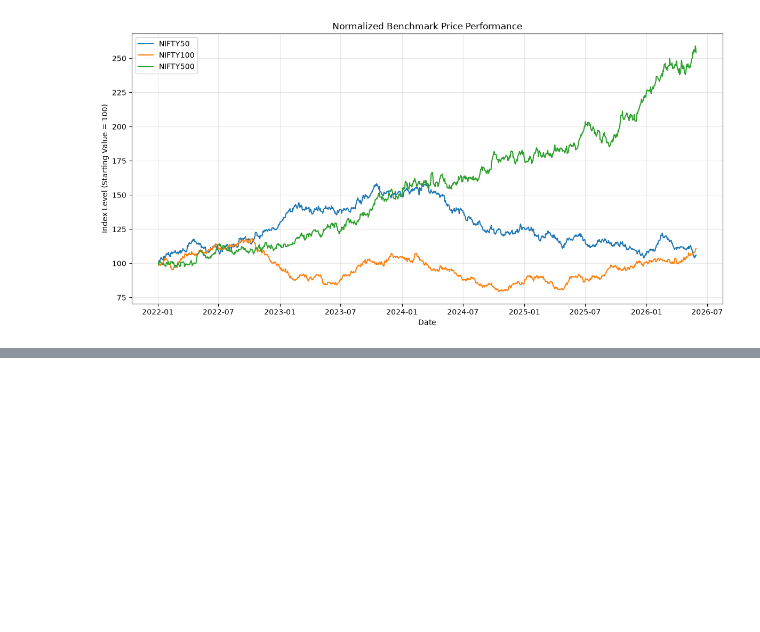
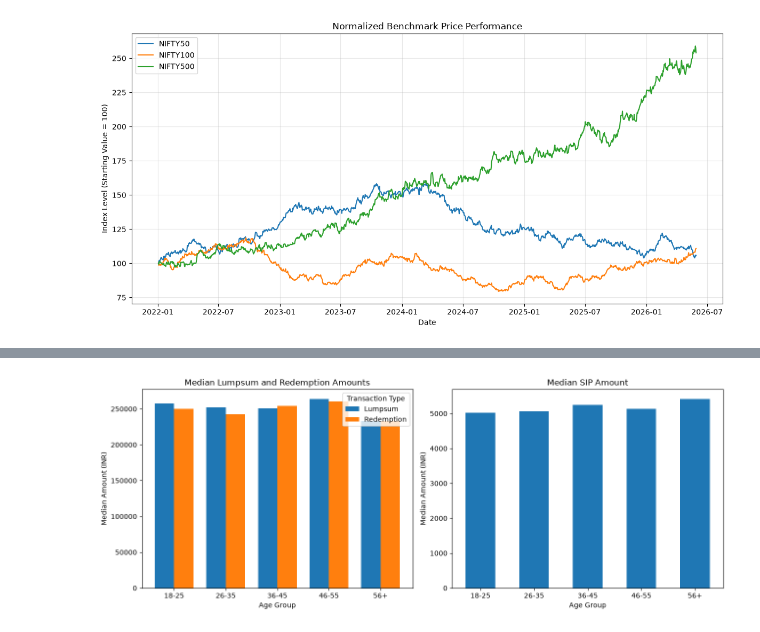
Before and after one commit to hardikj1508/Mutual_Fund_Project_V2, a Jupyter notebook: notebooks/exploratory_analysis.ipynb, the cells around one changed output, grey strips where cells are left out. Cells and saved outputs as stored; diff of their text form; code cells hidden in the pictures; blank space fills up the shorter version.

```diff
--- a/notebooks/exploratory_analysis.ipynb
+++ b/notebooks/exploratory_analysis.ipynb
@@ -4711,0 +5890,33 @@ plt.show()
+# %%
+fig, axes = plt.subplots(1, 2, figsize=(13, 5))
+
+# Chart 1: Lumpsum and Redemption
+median_amounts[["Lumpsum", "Redemption"]].plot(
+    kind="bar",
+    ax=axes[0],
+    width=0.75
+)
+
+axes[0].set_title("Median Lumpsum and Redemption Amounts")
+axes[0].set_xlabel("Age Group")
+axes[0].set_ylabel("Median Amount (INR)")
+axes[0].tick_params(axis="x", rotation=0)
+axes[0].legend(title="Transaction Type")
+
+# Chart 2: SIP only
+median_amounts[["SIP"]].plot(
+    kind="bar",
+    ax=axes[1],
+    width=0.55,
+    legend=False
+)
+
+axes[1].set_title("Median SIP Amount")
+axes[1].set_xlabel("Age Group")
+axes[1].set_ylabel("Median Amount (INR)")
+axes[1].tick_params(axis="x", rotation=0)
+
+plt.tight_layout()
+plt.show()
+# %% [output]
+[figure, added]
```
Also changed, not shown: parts of 89 cells of this notebook.
